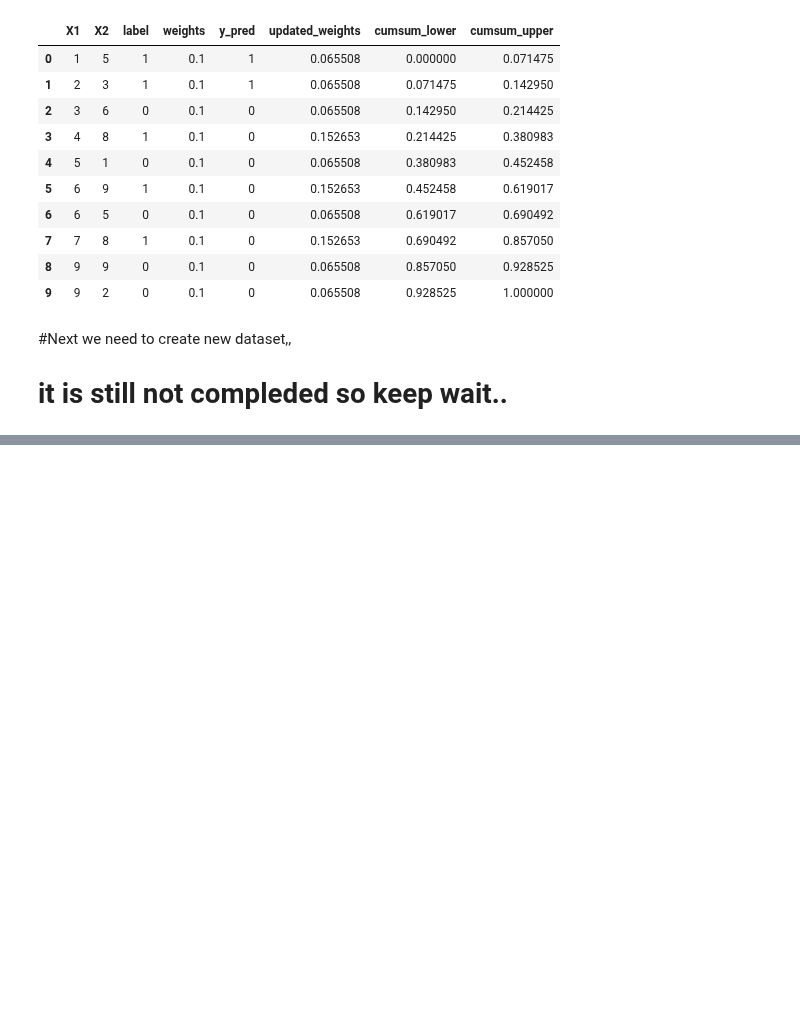
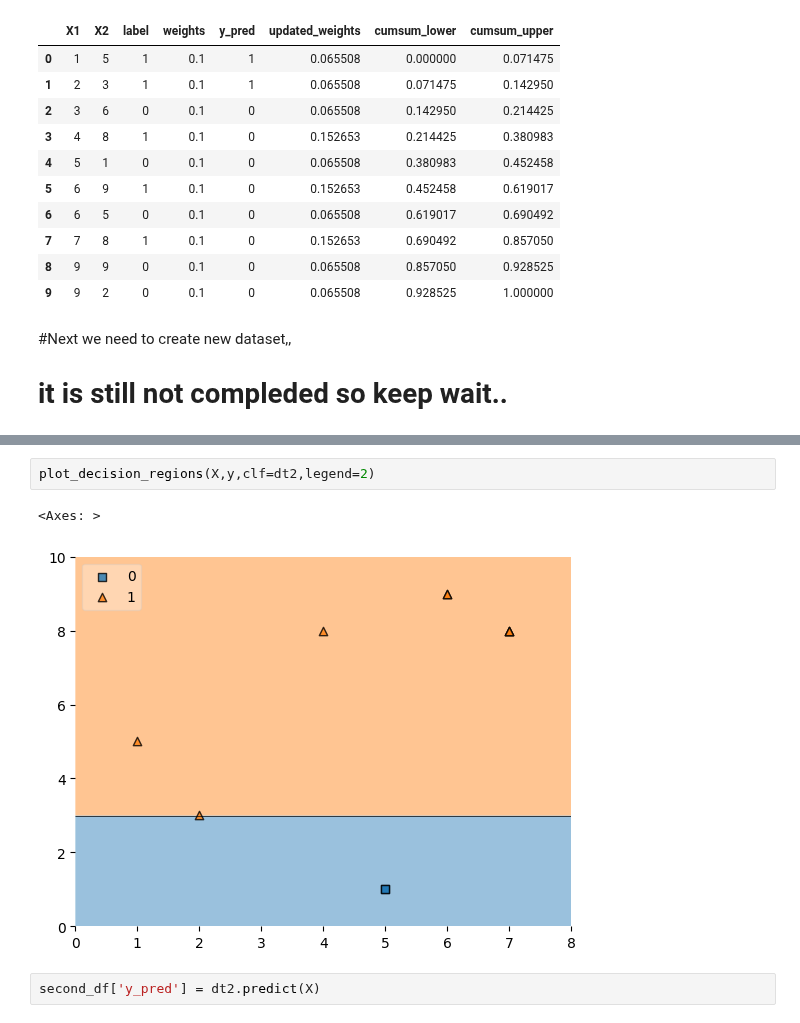
Before and after one commit to rocket0l4/ML-files, a Jupyter notebook: Ada_Boost.ipynb, the cells around one changed output, grey strips where cells are left out. Saved outputs shown, nothing was run; the diff lists cells and outputs as text; blank space fills up the shorter version.

```diff
--- a/Ada_Boost.ipynb
+++ b/Ada_Boost.ipynb
@@ -197,0 +263,7 @@ df[['X1','X2','label','weights','y_pred','updated_weights','cumsum_lower','cumsu
+# %%
+plot_decision_regions(X,y,clf=dt2,legend=2)
+# %% [output]
+<Axes: >
+[figure, added]
+# %%
+second_df['y_pred'] = dt2.predict(X)
```
Also changed, not shown: parts of 48 cells of this notebook.
